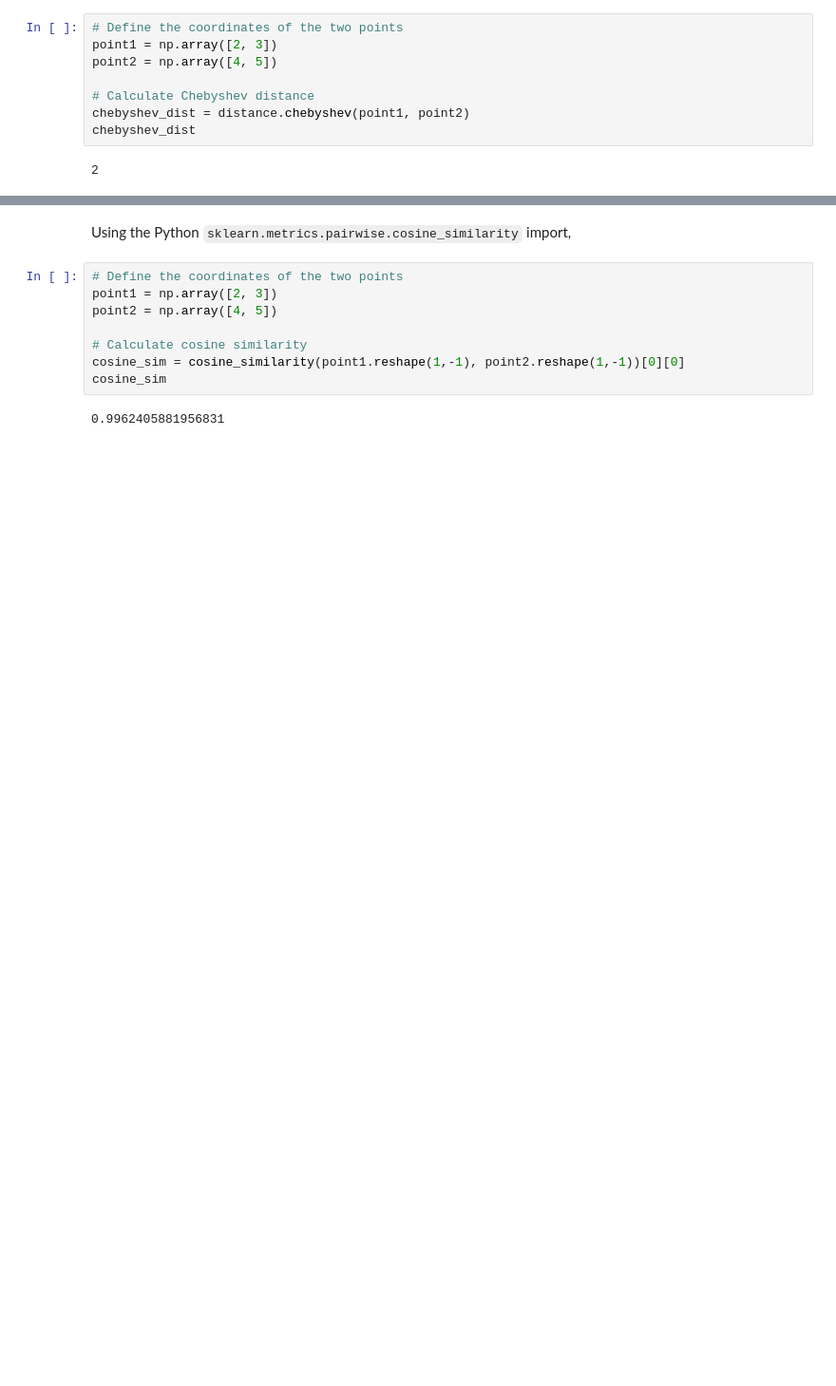
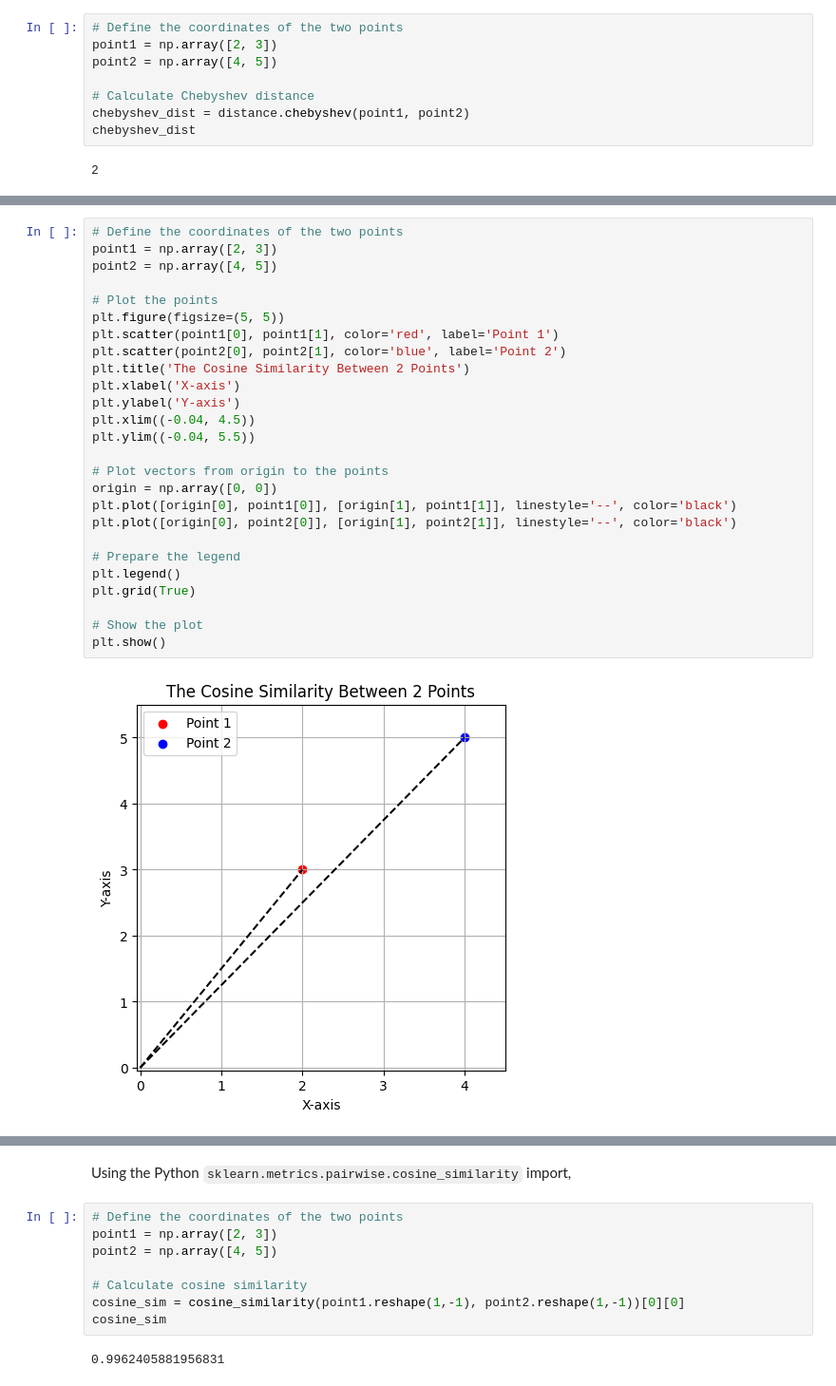
Before and after one commit to themarisolhernandez/ds-review-lessons, a Jupyter notebook: 11-k-nearest-neighbors.ipynb, the cells around one changed output, grey strips where cells are left out. Shown at 95% size. Drawn from its saved outputs; the diff is of its cells as text; blank space fills up the shorter version.

```diff
--- a/11-k-nearest-neighbors.ipynb
+++ b/11-k-nearest-neighbors.ipynb
@@ -303 +322,29 @@ chebyshev_dist
+# %%
+# Define the coordinates of the two points
+point1 = np.array([2, 3])
+point2 = np.array([4, 5])
+
+# Plot the points
+plt.figure(figsize=(5, 5))
+plt.scatter(point1[0], point1[1], color='red', label='Point 1')
+plt.scatter(point2[0], point2[1], color='blue', label='Point 2')
+plt.title('The Cosine Similarity Between 2 Points')
+plt.xlabel('X-axis')
+plt.ylabel('Y-axis')
+plt.xlim((-0.04, 4.5))
+plt.ylim((-0.04, 5.5))
+
+# Plot vectors from origin to the points
+origin = np.array([0, 0])
+plt.plot([origin[0], point1[0]], [origin[1], point1[1]], linestyle='--', color='black')
+plt.plot([origin[0], point2[0]], [origin[1], point2[1]], linestyle='--', color='black')
+
+# Prepare the legend
+plt.legend()
+plt.grid(True)
+
+# Show the plot
+plt.show()
+# %% [output]
+[figure, added]
 # %% [markdown]
```
Also changed, not shown: parts of 31 cells of this notebook.
